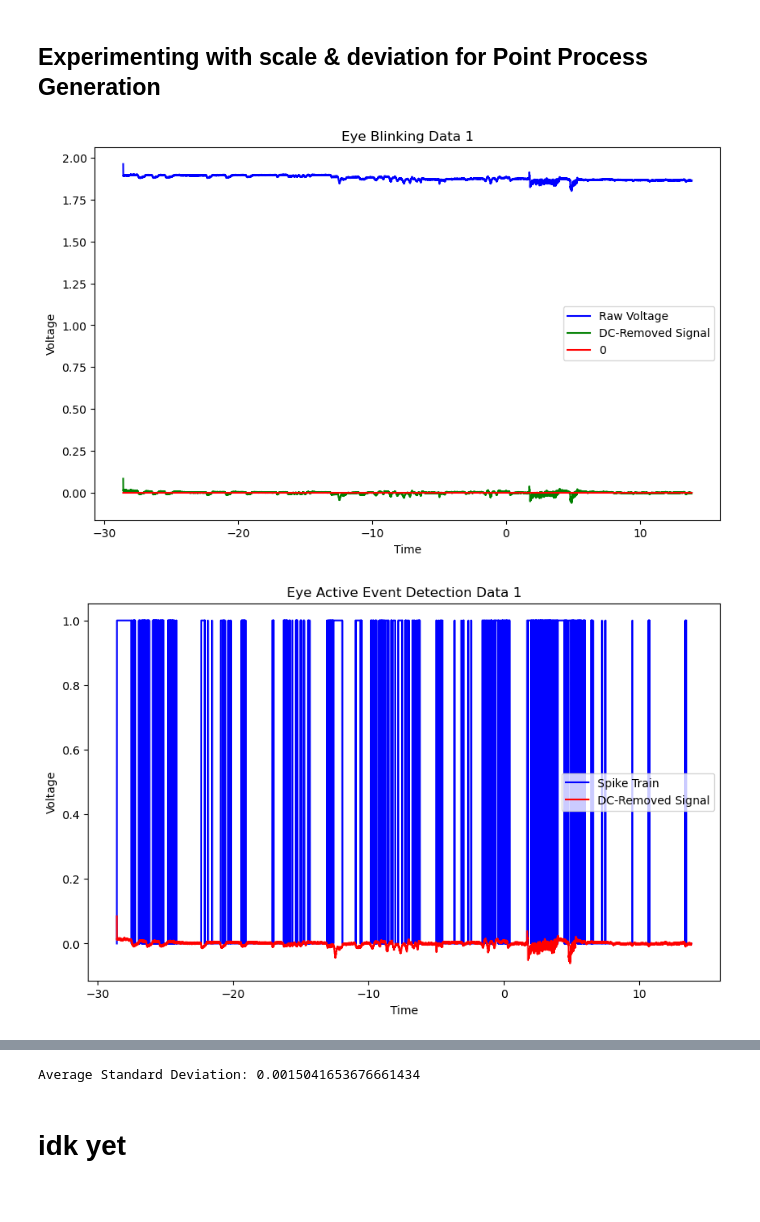
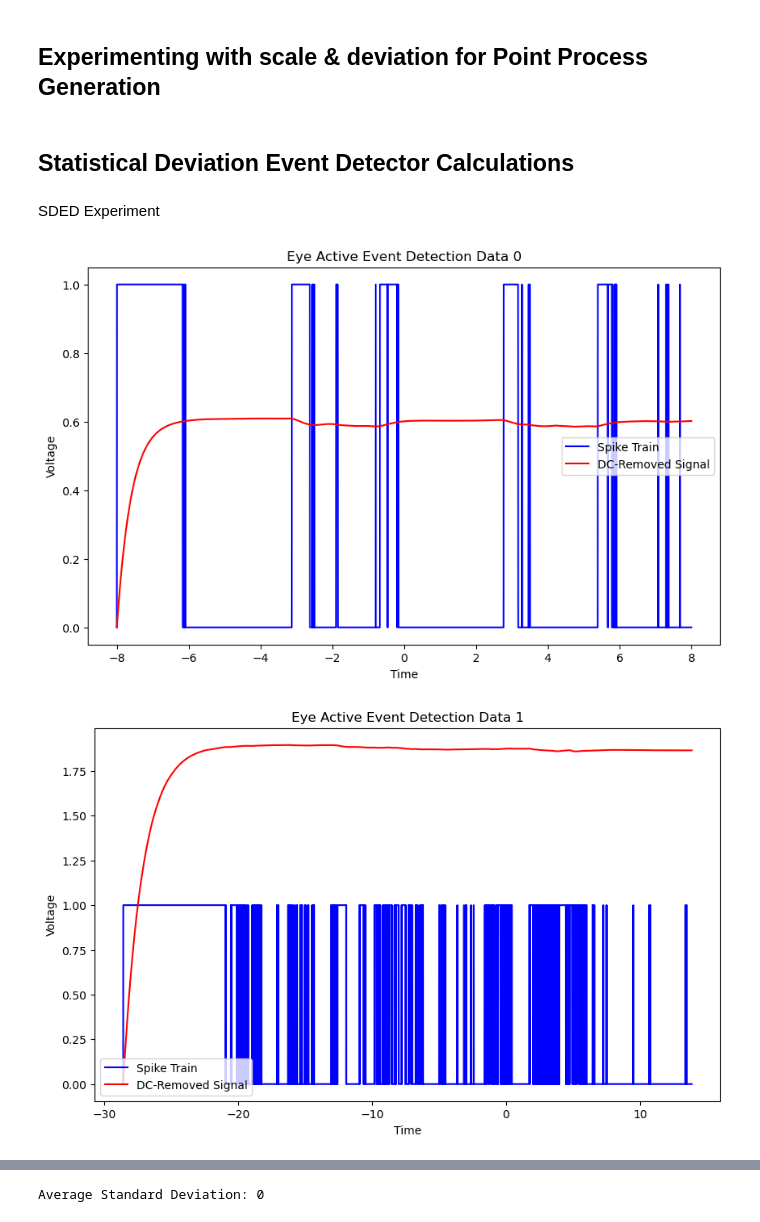
Before and after one commit to Keith-Khadar/Gh05t, a Jupyter notebook: ml-model/SDED.ipynb, the cells around one changed output, grey strips where cells are left out. Drawn from its saved outputs; the diff is of its cells as text; code cells hidden in the pictures.

Commit message:
SDED Update

```diff
--- a/ml-model/SDED.ipynb
+++ b/ml-model/SDED.ipynb
@@ -26,71 +26,56 @@ from scipy.signal import butter, filtfilt, welch
 #Voltage: 5 V
 #Negative Supply: ON
 #Voltage: -5 V
+# %% [markdown]
+## Statistical Deviation Event Detector Calculations
+# %%
+def apply_sded(x, eff_dc, alpha, delta):
+    new_eff_dc = alpha * x + (1 - alpha) * eff_dc
+    spike = 1 if np.abs(x - new_eff_dc) > delta else 0
+    return new_eff_dc, spike
+
+def apply_sded_full(x, alpha, delta):
+    eff_dc = np.zeros_like(x)
+    spike = np.zeros_like(x)
+    for i in range(1, len(x)):
+        eff_dc[i], spike[i] = apply_sded(x[i], eff_dc[i-1], alpha, delta)
+    return eff_dc, spike
+# %% [markdown]
+SDED Experiment
 # %%
 M = 10
 filter = - np.ones(M) / np.sqrt(M)
 applied_filter = 0
 scale = 1.2
 deviation = 0.005477277382981891 # Empirically determined standard deviation threshold
 threshold = scale*deviation # Empirically determined standard deviation threshold
+alpha = 0.005
 
 avg_std = 0
 
 #for i in range(10):
-for i in [1, 2, 3]:
+for i in range(10):
     # Load the data
     data = pd.read_csv(f'eye_blinking{i}.csv', delimiter=',')
     # Drop Channel2
     data = data.drop(columns=['Channel2'])
-
     voltage = data['Channel1']
     time = data['Time']
-
     N = len(voltage)
-
-    # DC tracking
-    start = np.mean(voltage)
-    dc_track = np.zeros(N)
-    dc_track[0] = start
-
-    spike_train = np.zeros(N)
-
-    alpha = 0.005
-    for j in range(1, N):
-        dc_track[j] = dc_track[j - 1] * (1 - alpha) + voltage[j] * alpha
-
-        if np.abs(voltage[j] - dc_track[j]) > threshold:
-            spike_train[j] = 1
-
-    # Compute the DC-removed signal
-    dc_removed_voltage = voltage - dc_track
-
-    std_removed_voltage = np.std(dc_removed_voltage)
-    avg_std += std_removed_voltage/10
-
-    # Plot the transformed signals
-    plt.figure(figsize=(10, 6))
-    plt.plot(time, voltage, 'b', label='Raw Voltage')
-    plt.plot(time, dc_removed_voltage, 'g', label='DC-Removed Signal')
-    plt.plot(time, np.zeros_like(voltage), 'r', label='0')
-
-    plt.legend()
-    plt.xlabel('Time')
-    plt.ylabel('Voltage')
-    plt.title(f'Eye Blinking Data {i}')
-    plt.show()
+    # Apply the filter
+    dc_removed_voltage, spike_train = apply_sded_full(voltage, alpha, threshold)
 
     # Plot the event detection
     plt.figure(figsize=(10, 6))
     plt.plot(time, spike_train, 'b', label='Spike Train')
     plt.plot(time, dc_removed_voltage, 'r', label='DC-Removed Signal')
     plt.legend()
     plt.xlabel('Time')
     plt.ylabel('Voltage')
     plt.title(f'Eye Active Event Detection Data {i}')
     plt.show()
 
 print(f'Average Standard Deviation: {avg_std}')
 # %% [output]
-[figure, old version]
+[figure, new version]
-[figure, old version]
+[figure, new version]
@@ -101,3 +90 @@ print(f'Average Standard Deviation: {avg_std}')
-Average Standard Deviation: 0.0015041653676661434
+Average Standard Deviation: 0
-# %% [markdown]
-# idk yet
```
Also changed, not shown: parts of 5 cells of this notebook.
